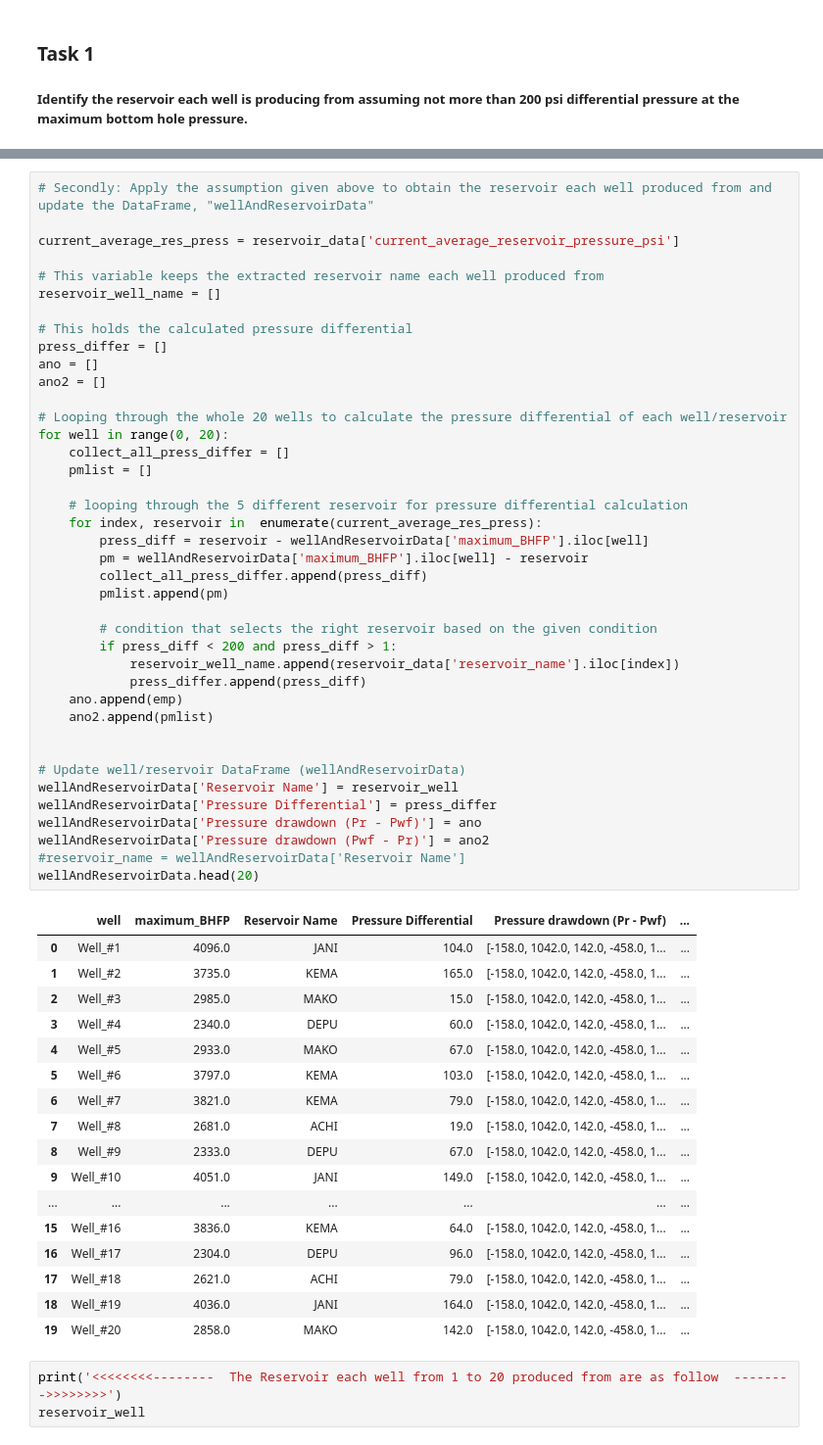
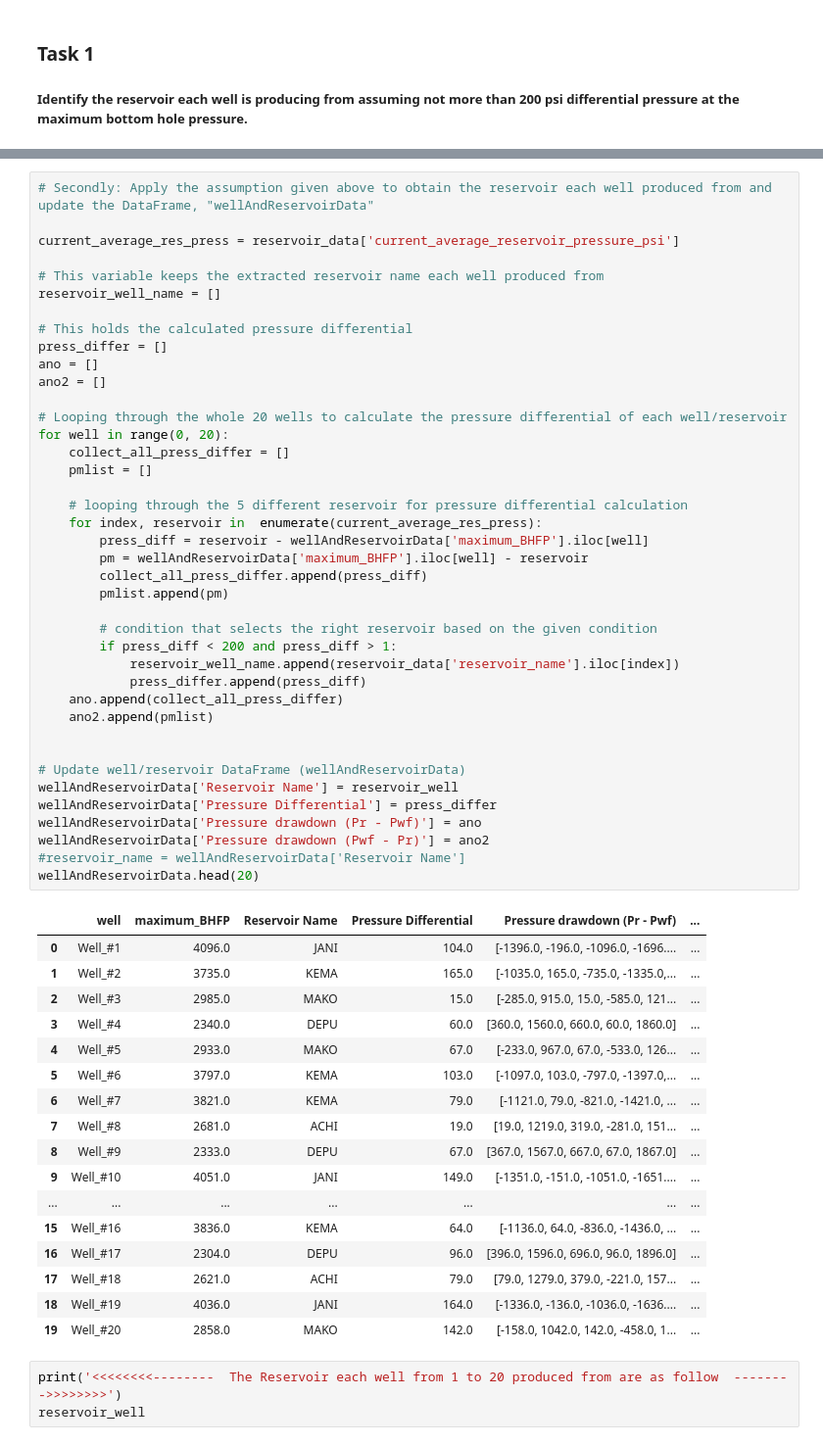
Before and after one commit to EmmanuelAgbo-Hub/DSEAT-SPE-Competition, a Jupyter notebook: Project/well classification.ipynb, the cells around one changed output, grey strips where cells are left out. Shown at 98% size. Drawn from its saved outputs; the diff is of its cells as text.

```diff
--- a/Project/well classification.ipynb
+++ b/Project/well classification.ipynb
@@ -259,49 +266,49 @@ ano = []
 ano2 = []
 
 # Looping through the whole 20 wells to calculate the pressure differential of each well/reservoir
 for well in range(0, 20):
     collect_all_press_differ = []
     pmlist = []
 
     # looping through the 5 different reservoir for pressure differential calculation
     for index, reservoir in  enumerate(current_average_res_press):
         press_diff = reservoir - wellAndReservoirData['maximum_BHFP'].iloc[well]
         pm = wellAndReservoirData['maximum_BHFP'].iloc[well] - reservoir
         collect_all_press_differ.append(press_diff)
         pmlist.append(pm)
 
         # condition that selects the right reservoir based on the given condition
         if press_diff < 200 and press_diff > 1:
             reservoir_well_name.append(reservoir_data['reservoir_name'].iloc[index])
             press_differ.append(press_diff)
-    ano.append(emp)
+    ano.append(collect_all_press_differ)
     ano2.append(pmlist)
 
 
 # Update well/reservoir DataFrame (wellAndReservoirData)
 wellAndReservoirData['Reservoir Name'] = reservoir_well
 wellAndReservoirData['Pressure Differential'] = press_differ
 wellAndReservoirData['Pressure drawdown (Pr - Pwf)'] = ano
 wellAndReservoirData['Pressure drawdown (Pwf - Pr)'] = ano2
 #reservoir_name = wellAndReservoirData['Reservoir Name']
 wellAndReservoirData.head(20)
 # %% [output]
 |  | well | maximum_BHFP | Reservoir Name | Pressure Differential | Pressure drawdown (Pr - Pwf) | ... |
-| 0 | Well_#1 | 4096.0 | JANI | 104.0 | [-158.0, 1042.0, 142.0, -458.0, 1... | ... |
-| 1 | Well_#2 | 3735.0 | KEMA | 165.0 | [-158.0, 1042.0, 142.0, -458.0, 1... | ... |
-| 2 | Well_#3 | 2985.0 | MAKO | 15.0 | [-158.0, 1042.0, 142.0, -458.0, 1... | ... |
-| 3 | Well_#4 | 2340.0 | DEPU | 60.0 | [-158.0, 1042.0, 142.0, -458.0, 1... | ... |
-| 4 | Well_#5 | 2933.0 | MAKO | 67.0 | [-158.0, 1042.0, 142.0, -458.0, 1... | ... |
-| 5 | Well_#6 | 3797.0 | KEMA | 103.0 | [-158.0, 1042.0, 142.0, -458.0, 1... | ... |
-| 6 | Well_#7 | 3821.0 | KEMA | 79.0 | [-158.0, 1042.0, 142.0, -458.0, 1... | ... |
-| 7 | Well_#8 | 2681.0 | ACHI | 19.0 | [-158.0, 1042.0, 142.0, -458.0, 1... | ... |
-| 8 | Well_#9 | 2333.0 | DEPU | 67.0 | [-158.0, 1042.0, 142.0, -458.0, 1... | ... |
-| 9 | Well_#10 | 4051.0 | JANI | 149.0 | [-158.0, 1042.0, 142.0, -458.0, 1... | ... |
+| 0 | Well_#1 | 4096.0 | JANI | 104.0 | [-1396.0, -196.0, -1096.0, -1696.... | ... |
+| 1 | Well_#2 | 3735.0 | KEMA | 165.0 | [-1035.0, 165.0, -735.0, -1335.0,... | ... |
+| 2 | Well_#3 | 2985.0 | MAKO | 15.0 | [-285.0, 915.0, 15.0, -585.0, 121... | ... |
+| 3 | Well_#4 | 2340.0 | DEPU | 60.0 | [360.0, 1560.0, 660.0, 60.0, 1860.0] | ... |
+| 4 | Well_#5 | 2933.0 | MAKO | 67.0 | [-233.0, 967.0, 67.0, -533.0, 126... | ... |
+| 5 | Well_#6 | 3797.0 | KEMA | 103.0 | [-1097.0, 103.0, -797.0, -1397.0,... | ... |
+| 6 | Well_#7 | 3821.0 | KEMA | 79.0 | [-1121.0, 79.0, -821.0, -1421.0, ... | ... |
+| 7 | Well_#8 | 2681.0 | ACHI | 19.0 | [19.0, 1219.0, 319.0, -281.0, 151... | ... |
+| 8 | Well_#9 | 2333.0 | DEPU | 67.0 | [367.0, 1567.0, 667.0, 67.0, 1867.0] | ... |
+| 9 | Well_#10 | 4051.0 | JANI | 149.0 | [-1351.0, -151.0, -1051.0, -1651.... | ... |
 | ... | ... | ... | ... | ... | ... | ... |
-| 15 | Well_#16 | 3836.0 | KEMA | 64.0 | [-158.0, 1042.0, 142.0, -458.0, 1... | ... |
-| 16 | Well_#17 | 2304.0 | DEPU | 96.0 | [-158.0, 1042.0, 142.0, -458.0, 1... | ... |
-| 17 | Well_#18 | 2621.0 | ACHI | 79.0 | [-158.0, 1042.0, 142.0, -458.0, 1... | ... |
-| 18 | Well_#19 | 4036.0 | JANI | 164.0 | [-158.0, 1042.0, 142.0, -458.0, 1... | ... |
+| 15 | Well_#16 | 3836.0 | KEMA | 64.0 | [-1136.0, 64.0, -836.0, -1436.0, ... | ... |
+| 16 | Well_#17 | 2304.0 | DEPU | 96.0 | [396.0, 1596.0, 696.0, 96.0, 1896.0] | ... |
+| 17 | Well_#18 | 2621.0 | ACHI | 79.0 | [79.0, 1279.0, 379.0, -221.0, 157... | ... |
+| 18 | Well_#19 | 4036.0 | JANI | 164.0 | [-1336.0, -136.0, -1036.0, -1636.... | ... |
 | 19 | Well_#20 | 2858.0 | MAKO | 142.0 | [-158.0, 1042.0, 142.0, -458.0, 1... | ... |
 # %%
 print('<<<<<<<<--------  The Reservoir each well from 1 to 20 produced from are as follow  -------->>>>>>>>')
```
Also changed, not shown: parts of 1 cell of this notebook.
